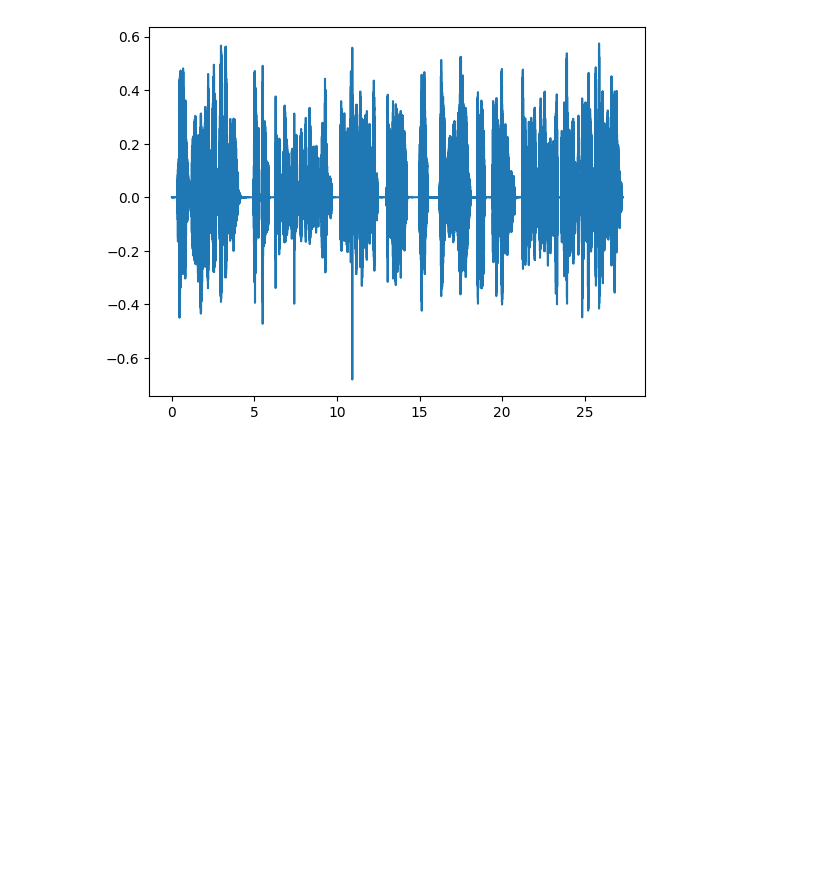
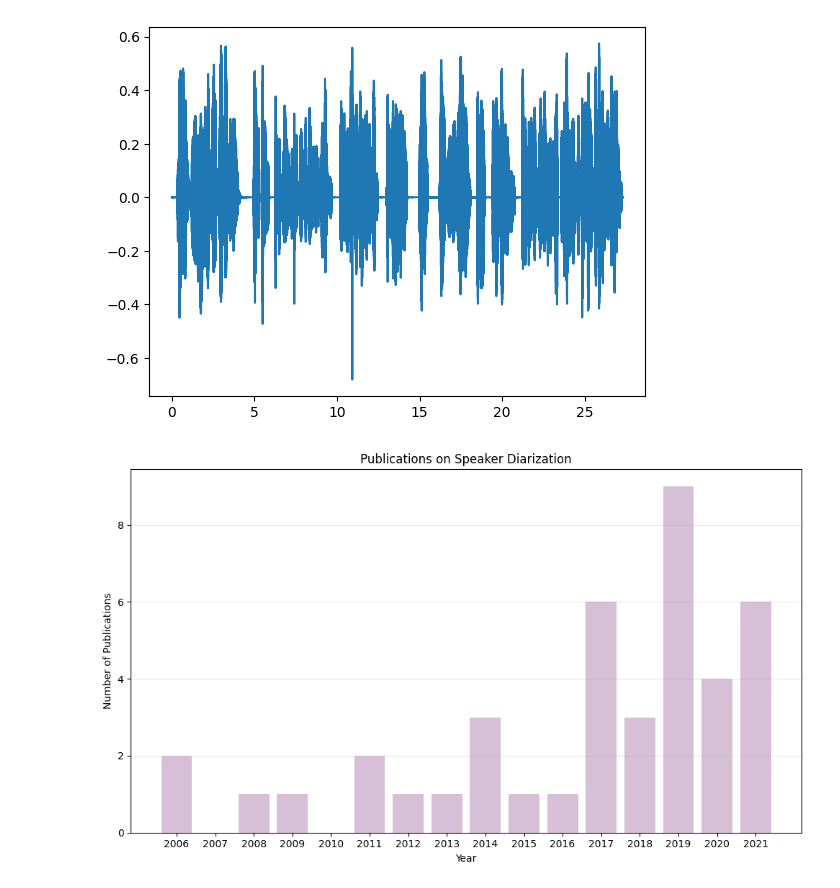
Before and after one commit to jottemka/ds-capstone-speakequal, a Jupyter notebook: jk_speak_equal.ipynb, the cells around one changed output. Saved outputs shown, nothing was run; the diff lists cells and outputs as text; code cells hidden in the pictures; blank space fills up the shorter version.

```diff
--- a/jk_speak_equal.ipynb
+++ b/jk_speak_equal.ipynb
@@ -195,3 +195,44 @@ plt.plot(x_axis,y)
 # %% [output]
 [<matplotlib.lines.Line2D at 0x...>]
 [figure]
+# %%
+import matplotlib.pyplot as plt
+
+publications = {2021: 6,
+ 2020: 4,
+ 2019: 9,
+ 2018: 3,
+ 2017: 6,
+ 2016: 1,
+ 2015: 1,
+ 2014: 3,
+ 2013: 1,
+ 2012: 1,
+ 2011: 2,
+ 2010: 0,
+ 2009: 1,
+ 2008: 1,
+ 2007: 0,
+ 2006: 2}
+
+# Create a histogram
+
+plt.figure(figsize=(10, 6))
+
+plt.bar(publications.keys(), publications.values(), color='thistle')
+
+plt.xlabel('Year')
+
+plt.ylabel('Number of Publications')
+
+plt.title('Publications on Speaker Diarization')
+
+plt.xticks(list(publications.keys()))
+
+plt.tight_layout()
+
+plt.grid(axis="y", linestyle='-', alpha = .3)
+
+plt.show()
+# %% [output]
+[figure, added]
```
Also changed, not shown: parts of 1 cell of this notebook, 3 other files.
